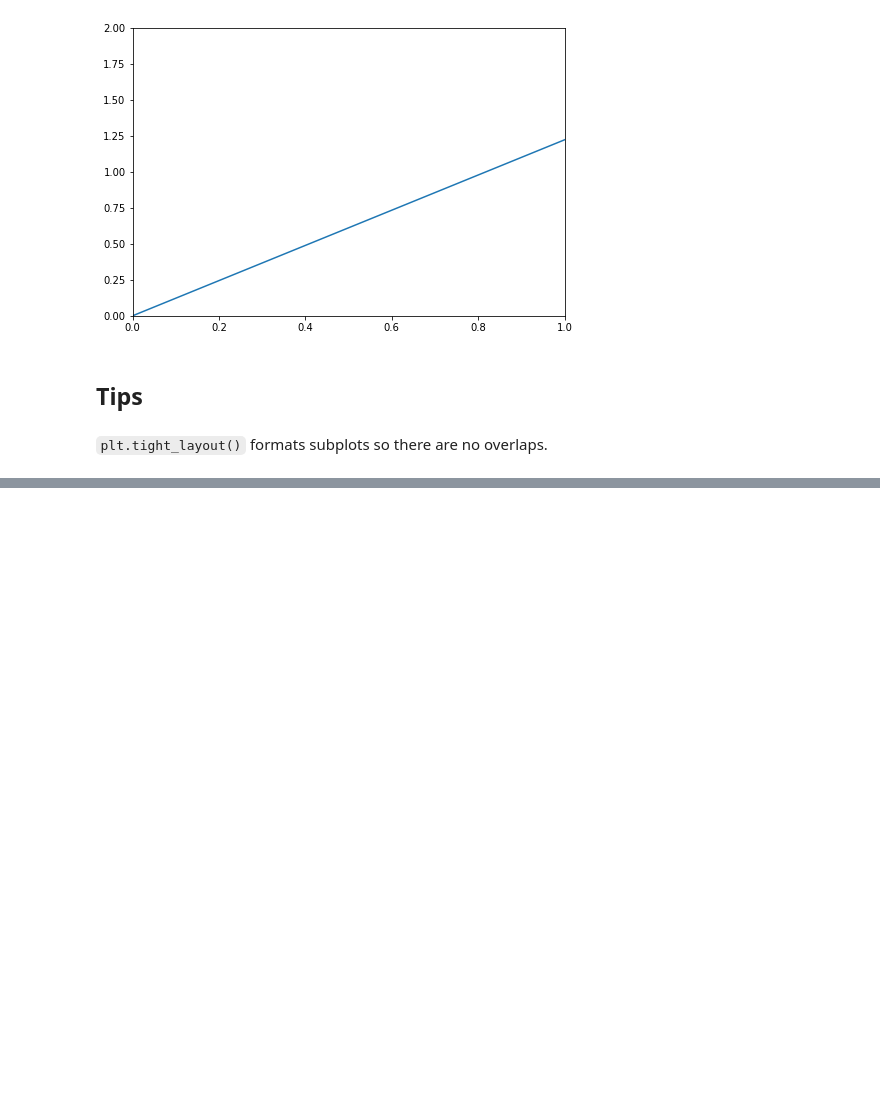
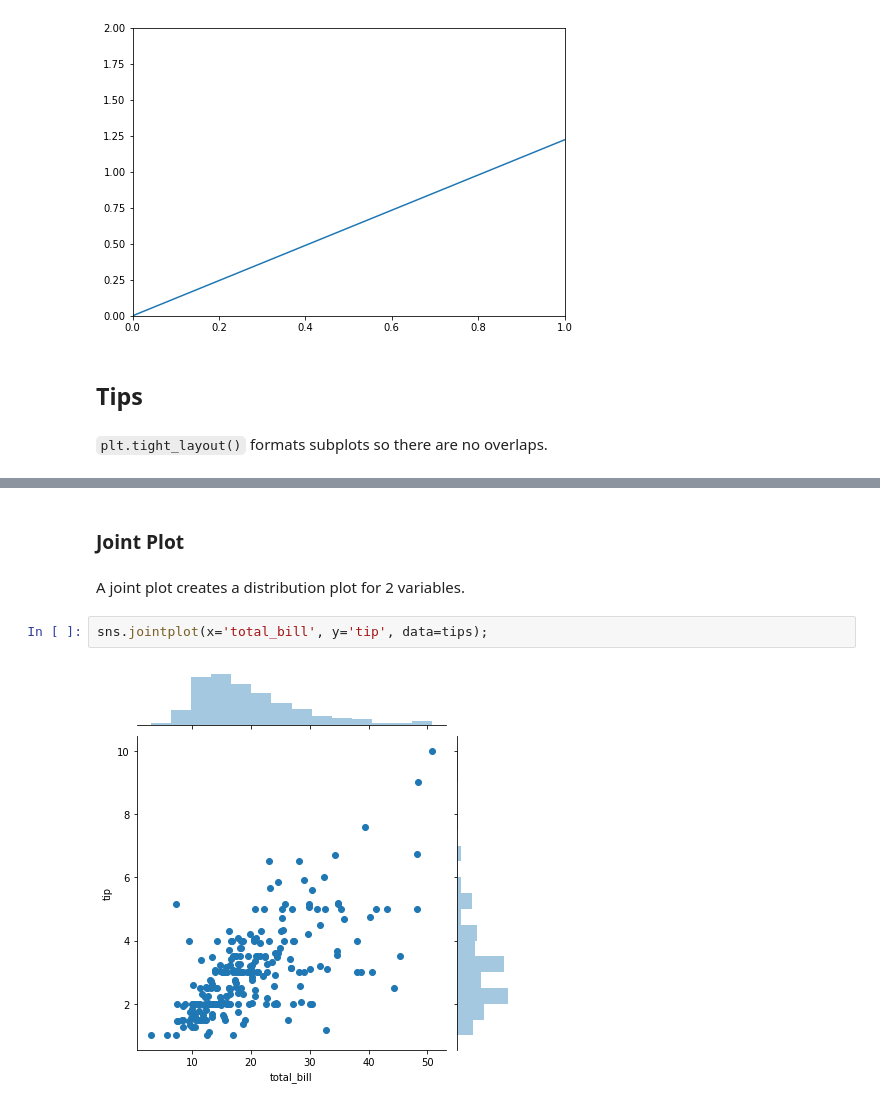
Before and after one commit to alan-lam/Machine-Learning-Resources, a Jupyter notebook: Data Science.ipynb, the cells around one changed output, grey strips where cells are left out. Drawn from its saved outputs; the diff is of its cells as text; blank space fills up the shorter version.

Commit message:
update data science

```diff
--- a/Data Science.ipynb
+++ b/Data Science.ipynb
@@ -1103,0 +1133,8 @@ plt.show()
+# %% [markdown]
+### Joint Plot
+# %% [markdown]
+A joint plot creates a distribution plot for 2 variables.
+# %%
+sns.jointplot(x='total_bill', y='tip', data=tips);
+# %% [output]
+[figure, added]
```
Also changed, not shown: parts of 64 cells of this notebook.
